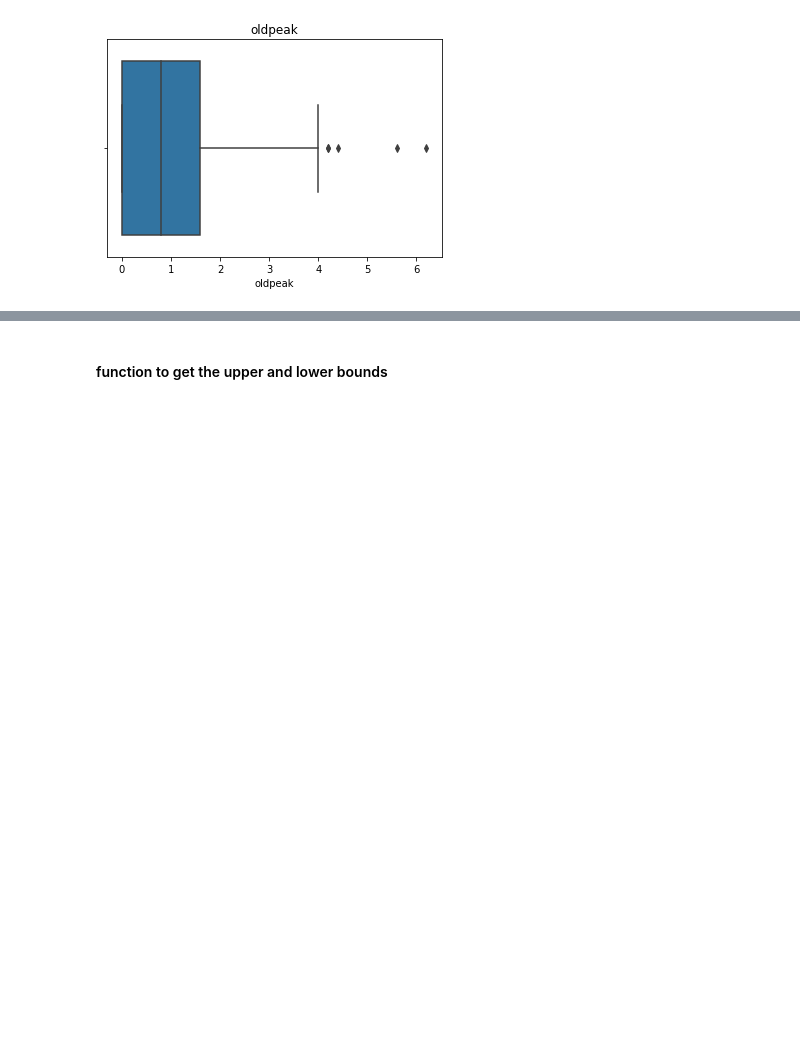
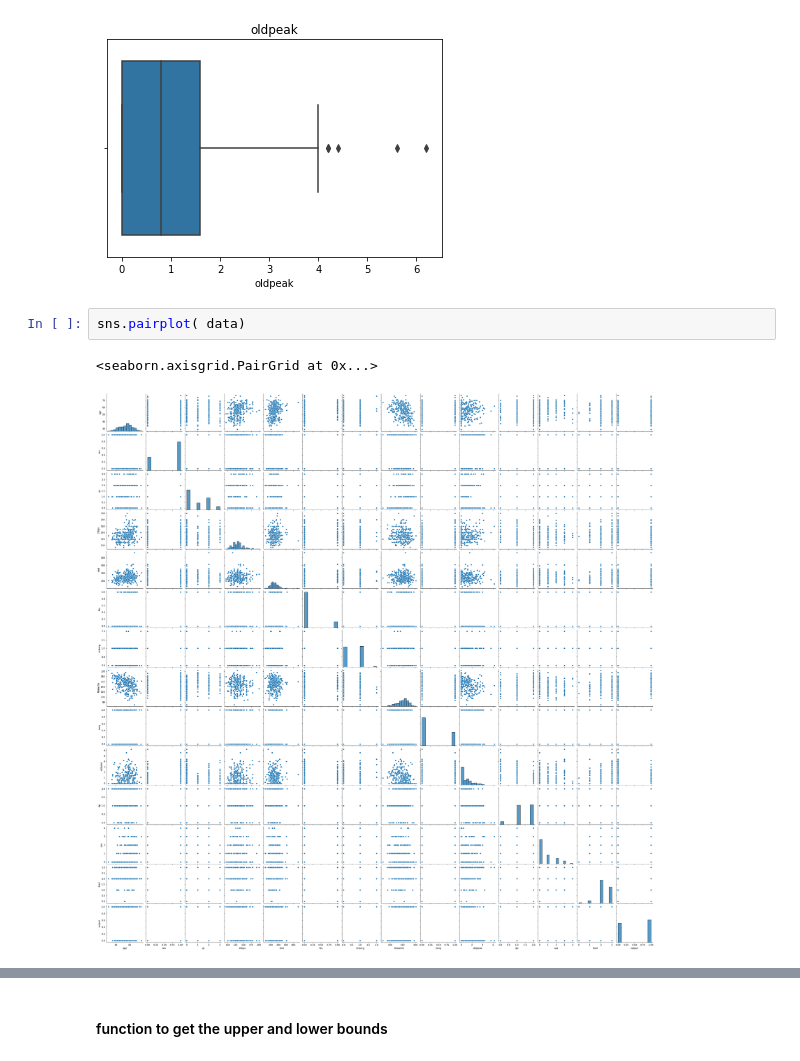
Before and after one commit to NairSailesh/Regex, a Jupyter notebook: Regex_Task-10.ipynb, the cells around one changed output, grey strips where cells are left out. Cells and saved outputs as stored; diff of their text form; blank space fills up the shorter version.

```diff
--- a/Regex_Task-10.ipynb
+++ b/Regex_Task-10.ipynb
@@ -197,3 +206,8 @@ for col in numerical:
 [figure]
 [figure]
 [figure]
+# %%
+sns.pairplot( data)
+# %% [output]
+<seaborn.axisgrid.PairGrid at 0x...>
+[figure, added]
```
Also changed, not shown: parts of 8 cells of this notebook, 2 other files.
